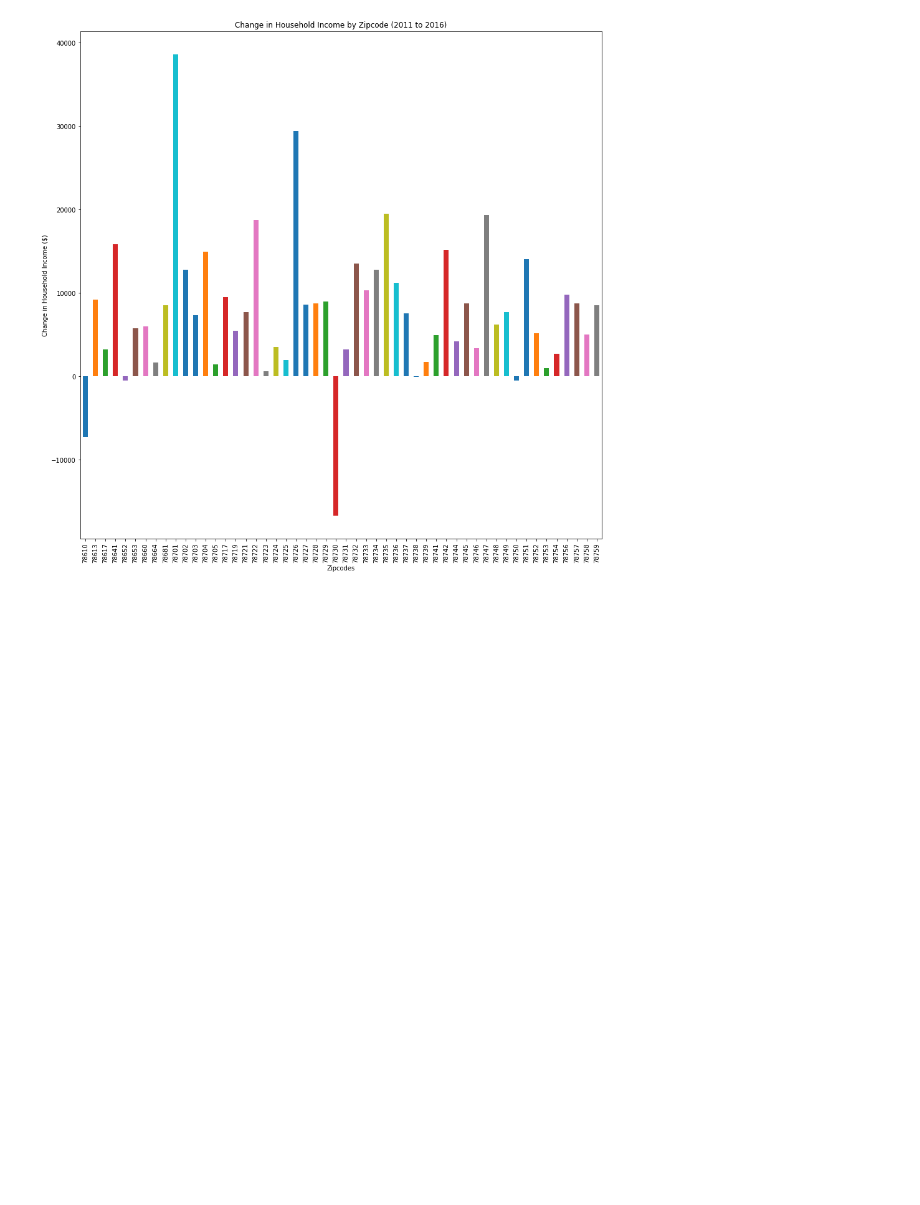
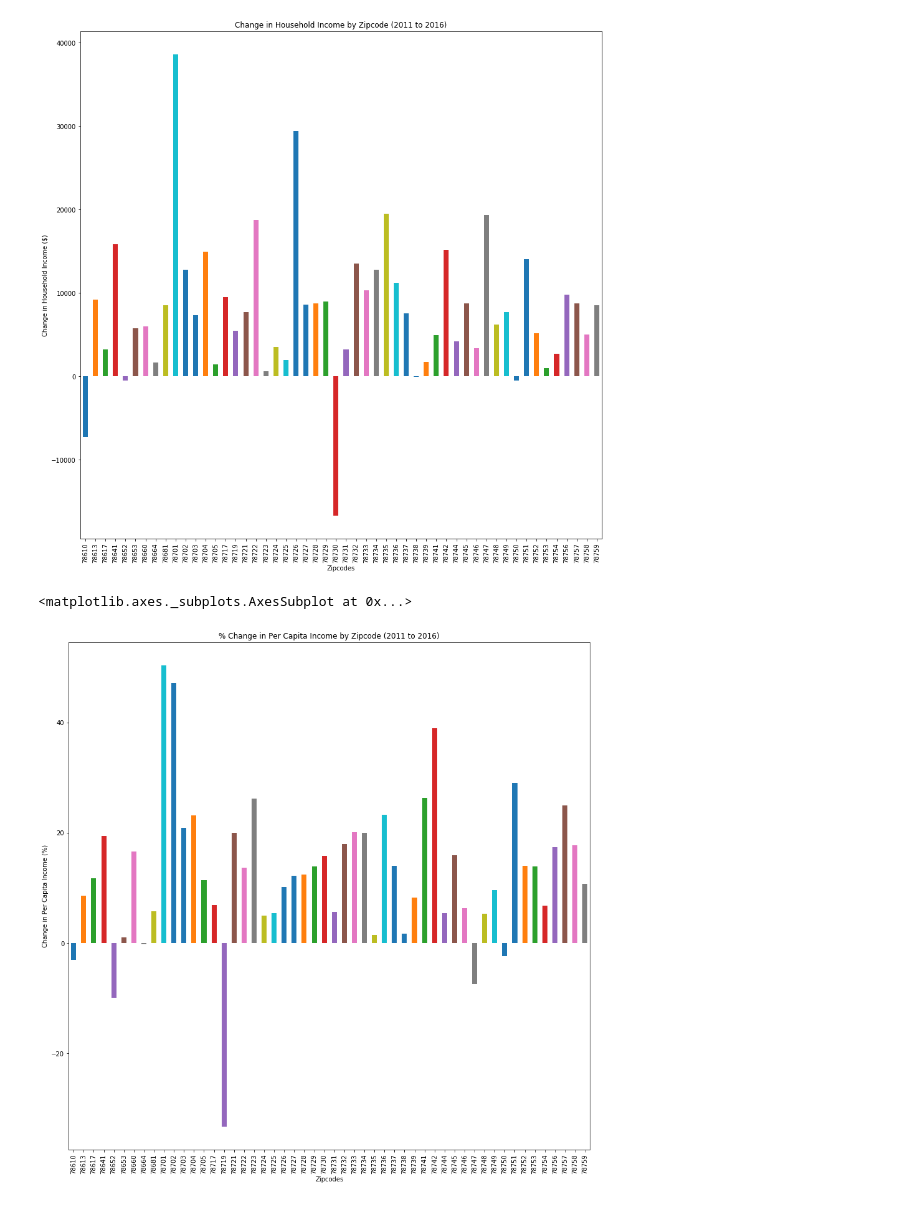
Before and after one commit to Kerrykova/Project1, a Jupyter notebook: Visualizations.ipynb, the cells around one changed output. Saved outputs shown, nothing was run; the diff lists cells and outputs as text; code cells hidden in the pictures; blank space fills up the shorter version.

Commit message:
added visualizations

```diff
--- a/Visualizations.ipynb
+++ b/Visualizations.ipynb
@@ -110,3 +110,11 @@ compare_hh_income
 # %% [output]
 <matplotlib.axes._subplots.AxesSubplot at 0x...>
 [figure]
+# %%
+# I think showing % change is a better representation, but I didn't want to delete your without discussing, so I added % Change
+compare_pc_income_percent = census_drop.plot(kind="bar", y="PC % Income Increase/Decrease", figsize=(15,15), fontsize=10, legend=False, title="% Change in Per Capita Income by Zipcode (2011 to 2016)")
+compare_pc_income_percent.set_ylabel("Change in Per Capita Income (%)")
+compare_pc_income_percent
+# %% [output]
+<matplotlib.axes._subplots.AxesSubplot at 0x...>
+[figure, added]
```
Also changed, not shown: parts of 6 cells of this notebook.
